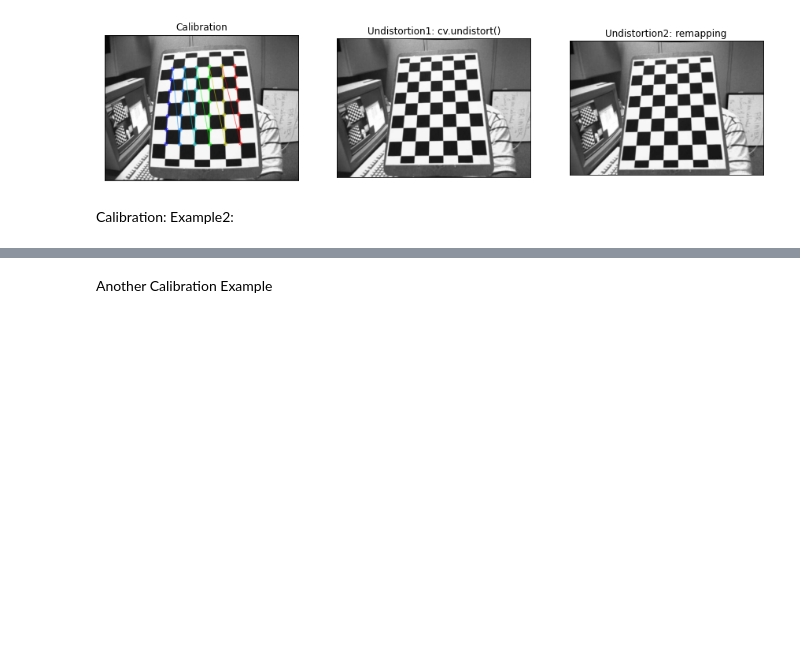
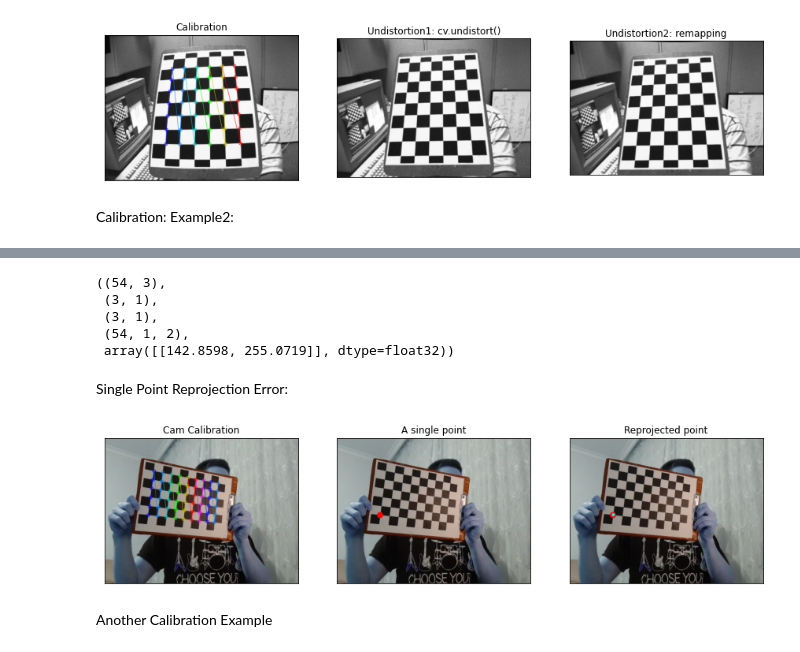
Before and after one commit to mobarakol/computer_vision_tutorial, a Jupyter notebook: camera_calibration.ipynb, the cells around one changed output, grey strips where cells are left out. Cells and saved outputs as stored; diff of their text form; code cells hidden in the pictures; blank space fills up the shorter version.

```diff
--- a/camera_calibration.ipynb
+++ b/camera_calibration.ipynb
@@ -224,3 +181,51 @@ ax.imshow(image);
+# %%
+objpoints[0].shape, rvecs[0].shape, tvecs[0].shape, imgpoints[0].shape, imgpoints[0][0]
+# %% [output]
+((54, 3),
+ (3, 1),
+ (3, 1),
+ (54, 1, 2),
+ array([[142.8598, 255.0719]], dtype=float32))
+# %% [markdown]
+Single Point Reprojection Error:
+# %%
+import cv2
+import numpy as np
+
+# Chessboard dimensions
+number_of_squares_X = 10 # Number of chessboard squares along the x-axis
+number_of_squares_Y = 7  # Number of chessboard squares along the y-axis
+nX = number_of_squares_X - 1 # Number of interior corners along x-axis
+nY = number_of_squares_Y - 1 # Number of interior corners along y-axis
+
+image = cv2.imread('calib_images/2.png')
+gray = cv2.cvtColor(image, cv2.COLOR_BGR2GRAY)
+
+# Find the corners on the chessboard
+success, corners = cv2.findChessboardCorners(gray, (nY, nX), None)
+if success == True:
+  cv2.drawChessboardCorners(image, (nY, nX), corners, success)
+
+num_img = 3
+fig, ax = plt.subplots(1, num_img, figsize=(5*num_img,5), subplot_kw=dict(xticks=[],yticks=[]))
+ax[0].set_title('Cam Calibration')
+ax[0].imshow(image);
+
+px = int(imgpoints[0].squeeze()[0][0])
+py = int(imgpoints[0].squeeze()[0][1])
+image = cv2.imread('calib_images/2.png')
+image = cv2.circle(image,(px, py) , radius=0, color=(255, 0, 0), thickness=20)#(x,y)
+ax[1].set_title('A single point')
+ax[1].imshow(image);
+
+imgpoints2, _ = cv.projectPoints(objpoints[0], rvecs[0], tvecs[0], mtx, dist)
+px = int(imgpoints2[0].squeeze()[0])
+py = int(imgpoints2[0].squeeze()[1])
+image = cv2.circle(image,(px, py) , radius=0, color=(0, 255, 255), thickness=10)#(x,y)
+ax[2].set_title('Reprojected point')
+ax[2].imshow(image);
+# %% [output]
+[figure, added]
 # %% [markdown]
 Another Calibration Example
 # %%
```
Also changed, not shown: parts of 4 cells of this notebook.
